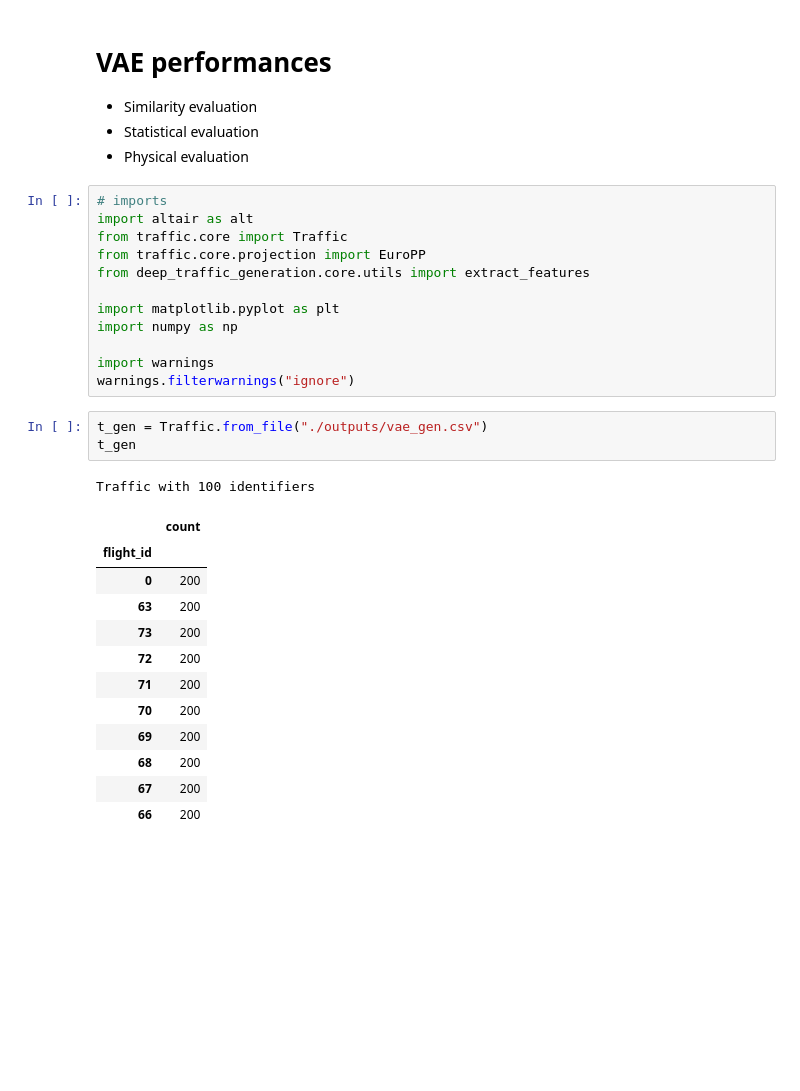
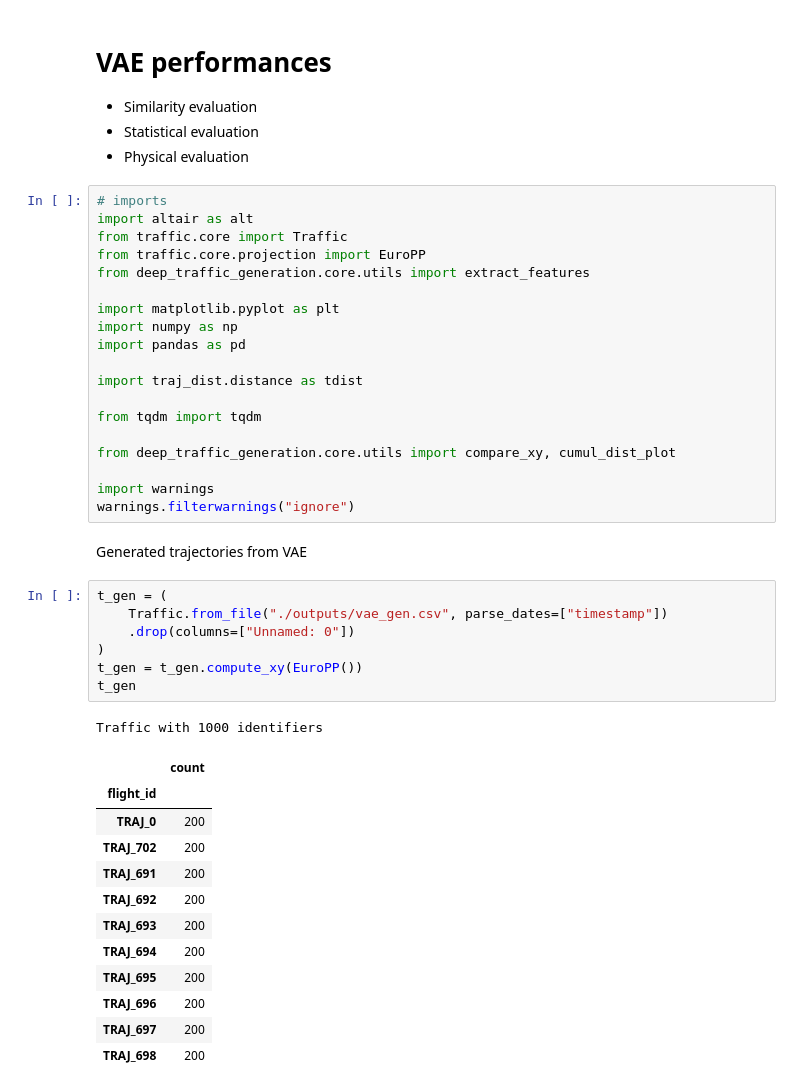
Before and after one commit to alafage/deep-traffic-generation, a Jupyter notebook: notebooks/vae_perf.ipynb, the cells around one changed output. Saved outputs shown, nothing was run; the diff lists cells and outputs as text; blank space fills up the shorter version.

```diff
--- a/notebooks/vae_perf.ipynb
+++ b/notebooks/vae_perf.ipynb
@@ -13,23 +13,36 @@ from deep_traffic_generation.core.utils import extract_features
 
 import matplotlib.pyplot as plt
 import numpy as np
+import pandas as pd
+
+import traj_dist.distance as tdist
+
+from tqdm import tqdm
+
+from deep_traffic_generation.core.utils import compare_xy, cumul_dist_plot
 
 import warnings
 warnings.filterwarnings("ignore")
+# %% [markdown]
+Generated trajectories from VAE
 # %%
-t_gen = Traffic.from_file("./outputs/vae_gen.csv")
+t_gen = (
+    Traffic.from_file("./outputs/vae_gen.csv", parse_dates=["timestamp"])
+    .drop(columns=["Unnamed: 0"])
+)
+t_gen = t_gen.compute_xy(EuroPP())
 t_gen
 # %% [output]
-Traffic with 100 identifiers
+Traffic with 1000 identifiers
 |  | count |
 | flight_id |  |
-| 0 | 200 |
-| 63 | 200 |
-| 73 | 200 |
-| 72 | 200 |
-| 71 | 200 |
-| 70 | 200 |
-| 69 | 200 |
-| 68 | 200 |
-| 67 | 200 |
-| 66 | 200 |
+| TRAJ_0 | 200 |
+| TRAJ_702 | 200 |
+| TRAJ_691 | 200 |
+| TRAJ_692 | 200 |
+| TRAJ_693 | 200 |
+| TRAJ_694 | 200 |
+| TRAJ_695 | 200 |
+| TRAJ_696 | 200 |
+| TRAJ_697 | 200 |
+| TRAJ_698 | 200 |
```
Also changed, not shown: parts of 19 cells of this notebook, 59 other files.
